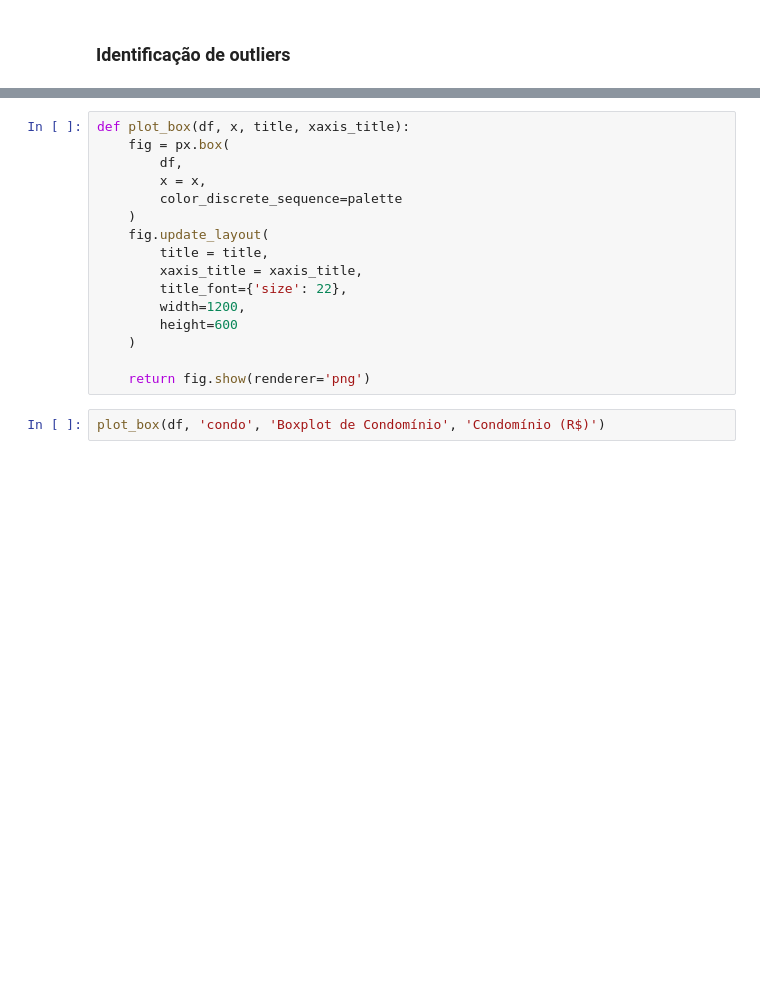
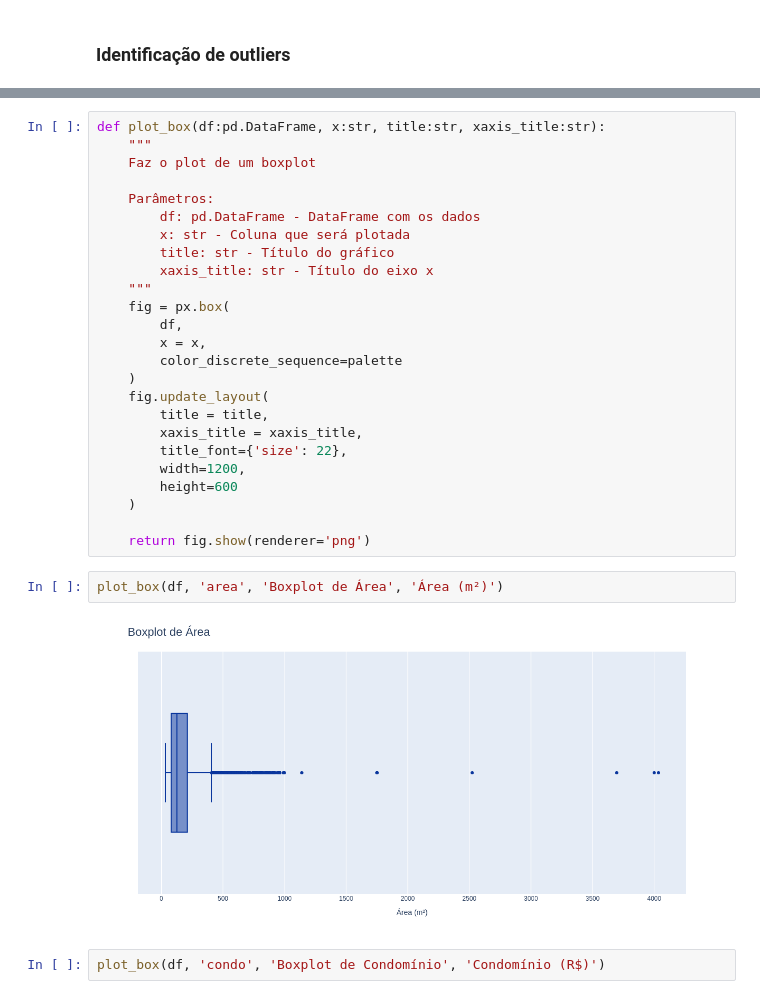
Before and after one commit to datalopes1/pricing_imoveis, a Jupyter notebook: notebooks/pricing.ipynb, the cells around one changed output, grey strips where cells are left out. Cells and saved outputs as stored; diff of their text form; blank space fills up the shorter version.

```diff
--- a/notebooks/pricing.ipynb
+++ b/notebooks/pricing.ipynb
@@ -153,5 +174,14 @@ A coluna preco_m2 tem 40 outliers.
 # %%
-def plot_box(df, x, title, xaxis_title):
+def plot_box(df:pd.DataFrame, x:str, title:str, xaxis_title:str):
+    """
+    Faz o plot de um boxplot
+
+    Parâmetros:
+        df: pd.DataFrame - DataFrame com os dados
+        x: str - Coluna que será plotada
+        title: str - Título do gráfico
+        xaxis_title: str - Título do eixo x
+    """
     fig = px.box(
         df,
         x = x,
@@ -166,6 +196,10 @@ def plot_box(df, x, title, xaxis_title):
     )
 
     return fig.show(renderer='png')
+# %%
+plot_box(df, 'area', 'Boxplot de Área', 'Área (m²)')
+# %% [output]
+[figure, added]
 # %%
 plot_box(df, 'condo', 'Boxplot de Condomínio', 'Condomínio (R$)')
 # %% [output]
```
Also changed, not shown: parts of 85 cells of this notebook.
